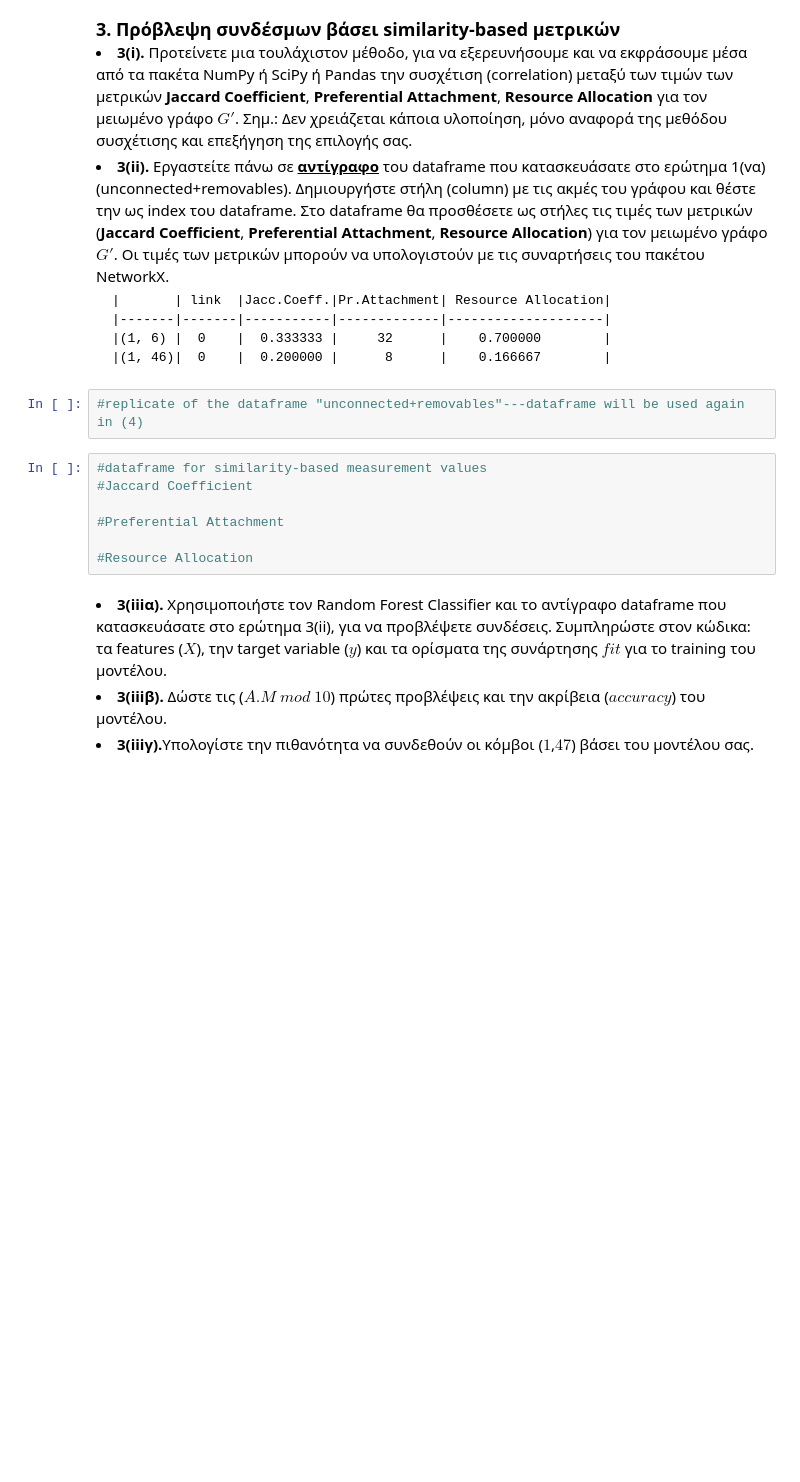
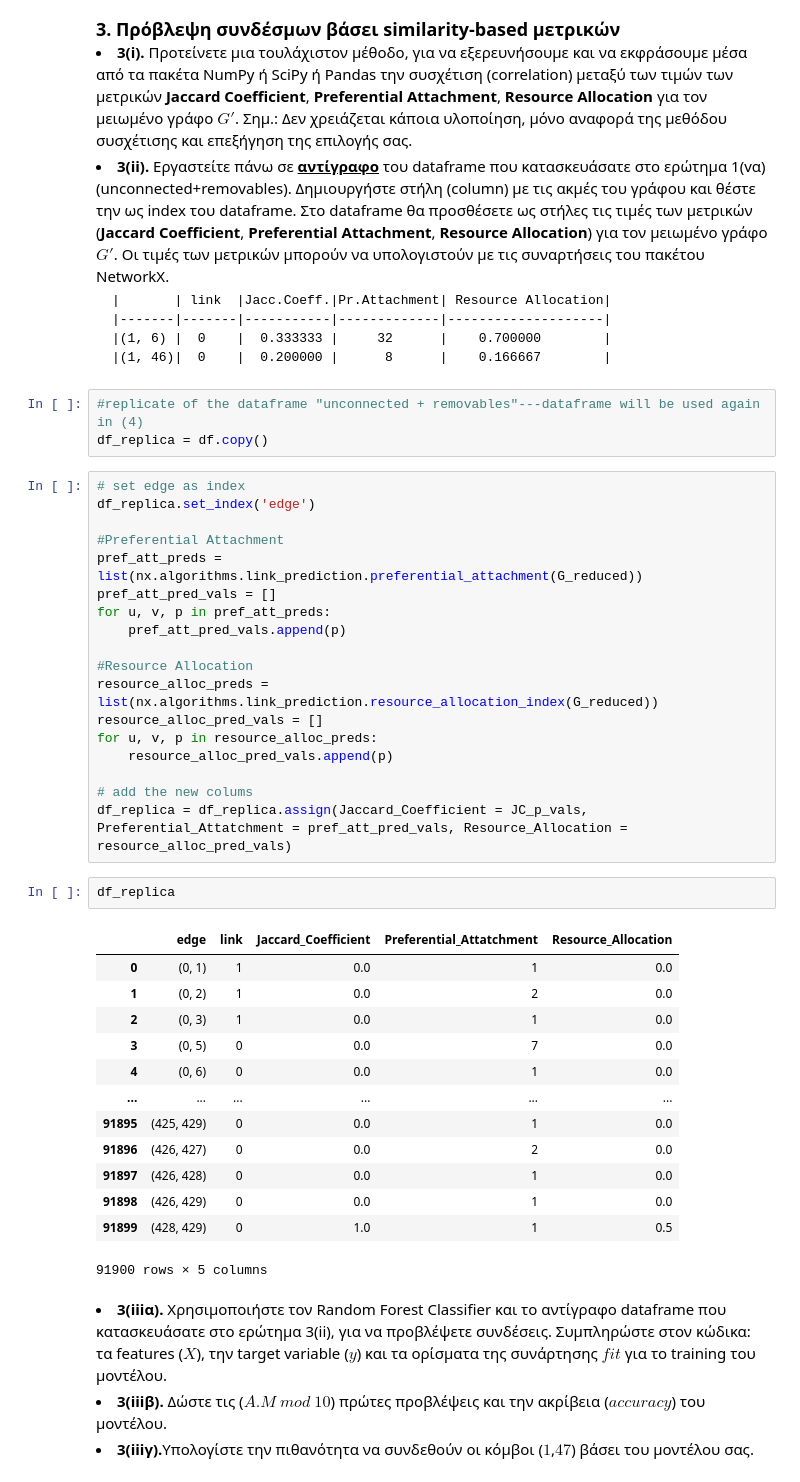
Before and after one commit to ChristosHadjichristofi/Social-Networks-Analysis-NTUA, a Jupyter notebook: Lab3/SNA_Lab3.ipynb, the cells around one changed output. Cells and saved outputs as stored; diff of their text form; blank space fills up the shorter version.

```diff
--- a/Lab3/SNA_Lab3.ipynb
+++ b/Lab3/SNA_Lab3.ipynb
@@ -221,14 +251,42 @@ For threshold equal to 1.0:
     |(1, 6) |  0    |  0.333333 |     32      |    0.700000        |
     |(1, 46)|  0    |  0.200000 |      8      |    0.166667        |
 # %%
-#replicate of the dataframe "unconnected+removables"---dataframe will be used again in (4)
+#replicate of the dataframe "unconnected + removables"---dataframe will be used again in (4)
+df_replica = df.copy()
 # %%
-#dataframe for similarity-based measurement values
-#Jaccard Coefficient
+# set edge as index
+df_replica.set_index('edge')
 
 #Preferential Attachment
+pref_att_preds = list(nx.algorithms.link_prediction.preferential_attachment(G_reduced))
+pref_att_pred_vals = []
+for u, v, p in pref_att_preds:
+    pref_att_pred_vals.append(p)
 
 #Resource Allocation
+resource_alloc_preds = list(nx.algorithms.link_prediction.resource_allocation_index(G_reduced))
+resource_alloc_pred_vals = []
+for u, v, p in resource_alloc_preds:
+    resource_alloc_pred_vals.append(p)
+
+# add the new colums
+df_replica = df_replica.assign(Jaccard_Coefficient = JC_p_vals, Preferential_Attatchment = pref_att_pred_vals, Resource_Allocation = resource_alloc_pred_vals)
+# %%
+df_replica
+# %% [output]
+|  | edge | link | Jaccard_Coefficient | Preferential_Attatchment | Resource_Allocation |
+| 0 | (0, 1) | 1 | 0.0 | 1 | 0.0 |
+| 1 | (0, 2) | 1 | 0.0 | 2 | 0.0 |
+| 2 | (0, 3) | 1 | 0.0 | 1 | 0.0 |
+| 3 | (0, 5) | 0 | 0.0 | 7 | 0.0 |
+| 4 | (0, 6) | 0 | 0.0 | 1 | 0.0 |
+| ... | ... | ... | ... | ... | ... |
+| 91895 | (425, 429) | 0 | 0.0 | 1 | 0.0 |
+| 91896 | (426, 427) | 0 | 0.0 | 2 | 0.0 |
+| 91897 | (426, 428) | 0 | 0.0 | 1 | 0.0 |
+| 91898 | (426, 429) | 0 | 0.0 | 1 | 0.0 |
+| 91899 | (428, 429) | 0 | 1.0 | 1 | 0.5 |
+91900 rows × 5 columns
 # %% [markdown]
 <li><B>3(iiiα).</B> Χρησιμοποιήστε τον Random Forest Classifier και το αντίγραφο dataframe που κατασκευάσατε στο ερώτημα 3(ii), για να προβλέψετε συνδέσεις. Συμπληρώστε στον κώδικα: τα features ($X$), την target variable ($y$) και τα ορίσματα της συνάρτησης $fit$ για το training του μοντέλου.</li>
 <li><B>3(iiiβ).</B> Δώστε τις ($A.M$ $mod$ $10$) πρώτες προβλέψεις και την ακρίβεια ($accuracy$) του μοντέλου. </li>
```
Also changed, not shown: parts of 16 cells of this notebook.
